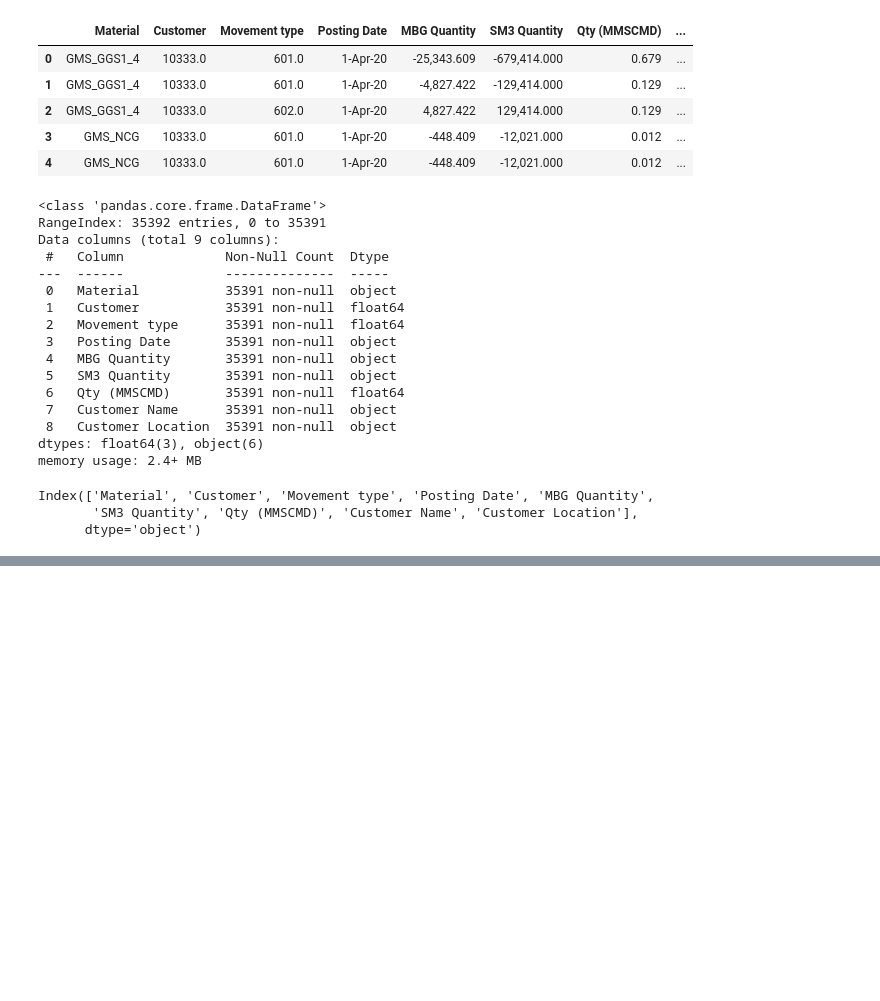
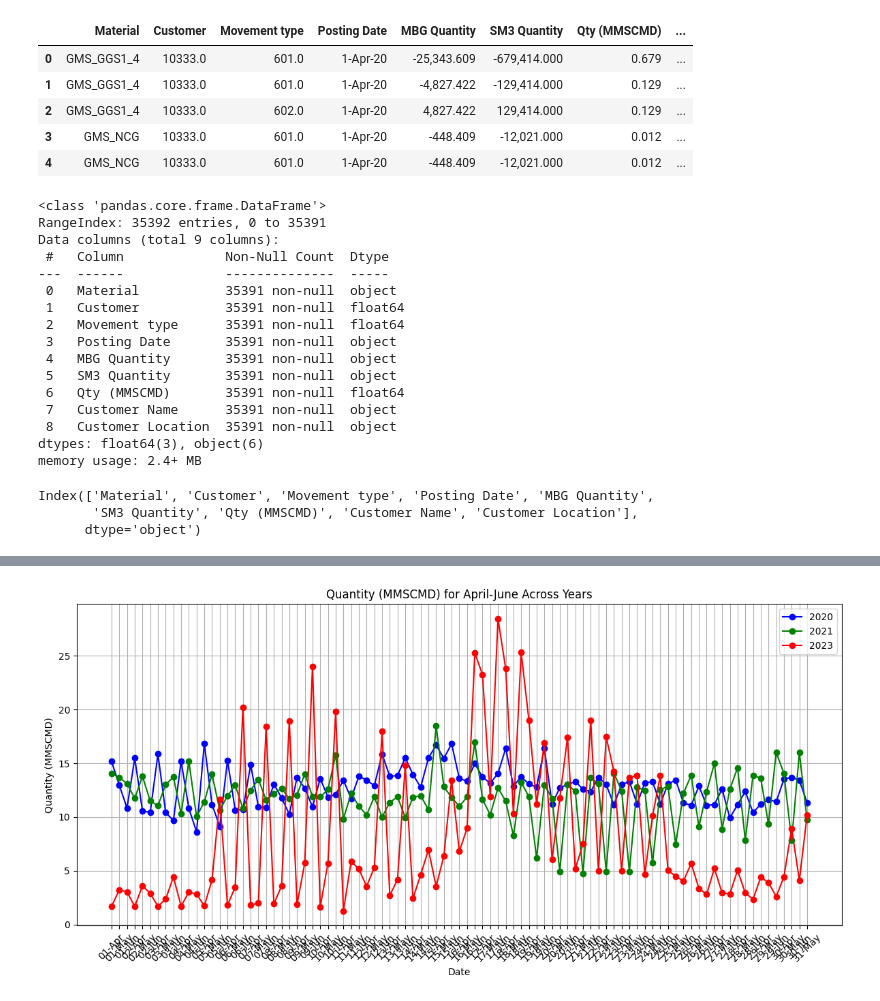
Before and after one commit to Rachit-Gandhi/shiny-octo-succotash, a Jupyter notebook: power_eda.ipynb, the cells around one changed output, grey strips where cells are left out. Cells and saved outputs as stored; diff of their text form; code cells hidden in the pictures; blank space fills up the shorter version.

```diff
--- a/power_eda.ipynb
+++ b/power_eda.ipynb
@@ -76,0 +89,2 @@ TypeError: argument of type 'method' is not iterable
+# %%
+df = df.dropna(subset=['Posting Date'])
@@ -76,0 +113,6 @@ TypeError: argument of type 'method' is not iterable
+# %%
+df.drop(['Posting Date'], axis=1, inplace=True)
+# %%
+aggregated_df = df.groupby('Standardized Date')['Qty (MMSCMD)'].sum().reset_index()
+aggregated_df = aggregated_df.sort_values('Standardized Date')
+aggregated_df.head()
@@ -76,0 +126,50 @@ TypeError: argument of type 'method' is not iterable
+# %%
+import pandas as pd
+import matplotlib.pyplot as plt
+from datetime import datetime
+
+# Assuming we're working with the aggregated DataFrame from the previous step
+# If not, you'll need to aggregate the data first
+
+# Convert 'Standardized Date' to datetime with the correct format
+aggregated_df['Standardized Date'] = pd.to_datetime(aggregated_df['Standardized Date'], format='%d/%m/%Y')
+
+# Function to filter data for April-June of a specific year
+def get_april_june_data(df, year):
+    start_date = f'{year}-04-01'
+    end_date = f'{year}-06-30'
+    return df[(df['Standardized Date'] >= start_date) & (df['Standardized Date'] <= end_date)]
+
+# Get data for each year
+data_2020 = get_april_june_data(aggregated_df, 2020)
+data_2021 = get_april_june_data(aggregated_df, 2021)
+data_2023 = get_april_june_data(aggregated_df, 2023)
+data_2024 = get_april_june_data(aggregated_df, 2024)
+
+# Create the plot
+plt.figure(figsize=(12, 6))
+
+# Plot data for each year
+years = [2020, 2021, 2023, 2024]
+colors = ['blue', 'green', 'red', 'purple']
+
+for year, color in zip(years, colors):
+    data = locals()[f'data_{year}']
+    if not data.empty:
+        plt.plot(data['Standardized Date'].dt.strftime('%d-%b'), data['Qty (MMSCMD)'],
+                 label=str(year), color=color, marker='o')
+
+plt.title('Quantity (MMSCMD) for April-June Across Years')
+plt.xlabel('Date')
+plt.ylabel('Quantity (MMSCMD)')
+plt.legend()
+plt.grid(True)
+plt.xticks(rotation=45)
+
+# Adjust layout to prevent cut-off labels
+plt.tight_layout()
+
+# Show the plot
+plt.show()
+# %% [output]
+[figure, added]
```
Also changed, not shown: parts of 13 cells of this notebook, 3 other files.
